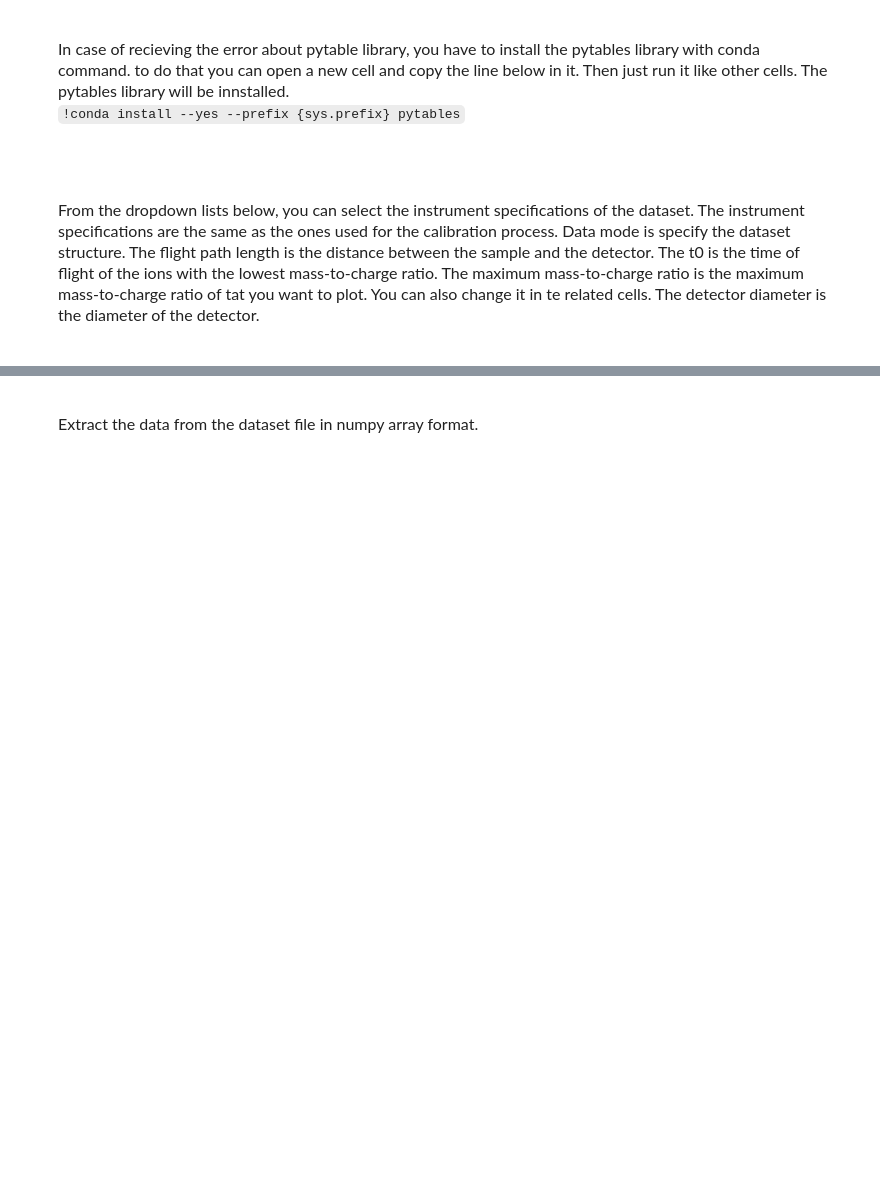
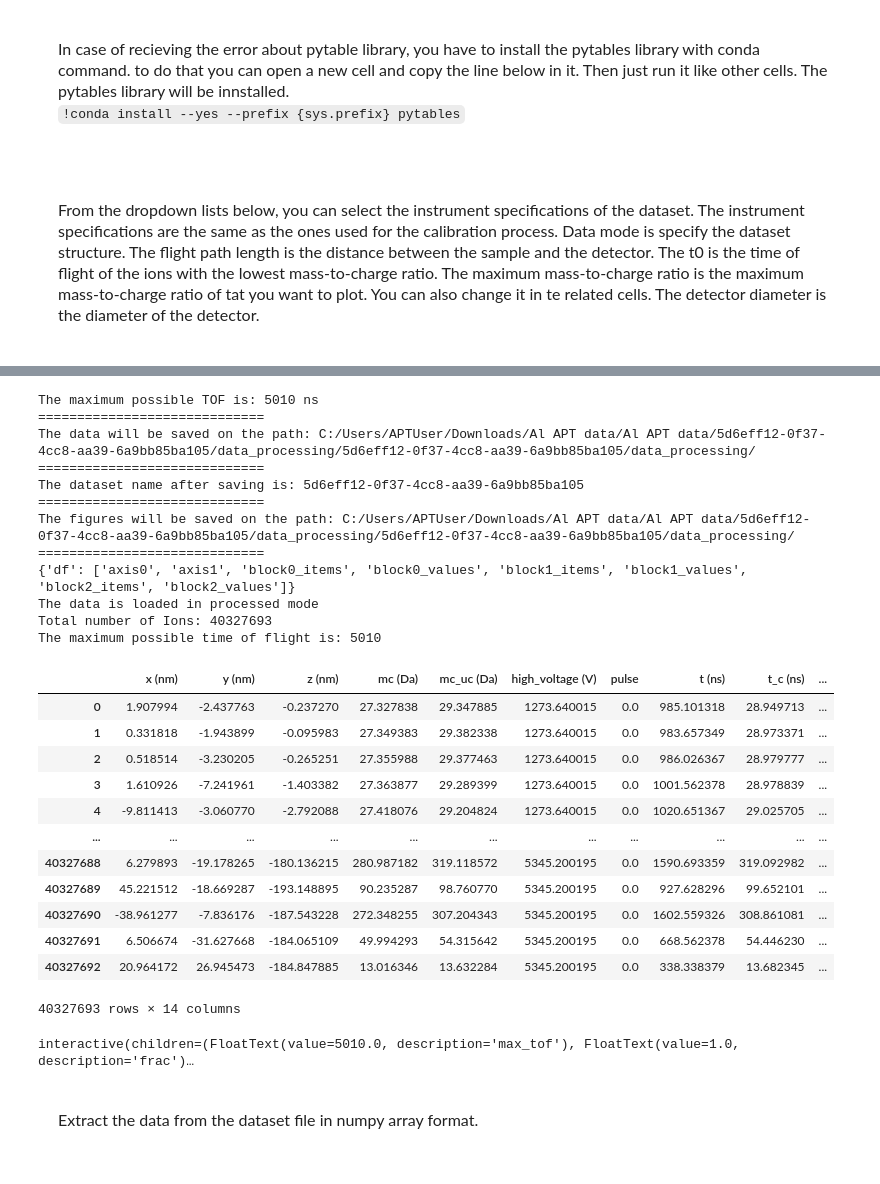
Before and after one commit to mmonajem/pyoxcart, a Jupyter notebook: pyccapt/calibration/tutorials/jupyter_files/L_and_t0_determination.ipynb, the cells around one changed output, grey strips where cells are left out. Saved outputs shown, nothing was run; the diff lists cells and outputs as text; code cells hidden in the pictures; blank space fills up the shorter version.

```diff
--- a/pyccapt/calibration/tutorials/jupyter_files/L_and_t0_determination.ipynb
+++ b/pyccapt/calibration/tutorials/jupyter_files/L_and_t0_determination.ipynb
@@ -72,30 +81,57 @@ display(tdc, flight_path_length, pulse_mode, t0, max_mc)
 # %%
-# extract needed data from Pandas data frame as a numpy array
-# create an instance of the Variables object
+# exctract needed data from Pandas data frame as an numpy array
+# create an instance of the Variables opject
 variables = share_variables.Variables()
 variables.pulse_mode = pulse_mode
 
 dataset_main_path = os.path.dirname(dataset_path)
 dataset_main_path = os.path.dirname(dataset_main_path)
 dataset_name_with_extention = os.path.basename(dataset_path)
 variables.dataset_name = os.path.splitext(dataset_name_with_extention)[0]
 variables.result_data_path = dataset_main_path + '/t_0_flight_path_distance/'
 variables.result_data_name = variables.dataset_name
 variables.result_path = dataset_main_path + '/t_0_flight_path_distance/'
 
 if not os.path.isdir(variables.result_path):
     os.makedirs(variables.result_path, mode=0o777, exist_ok=True)
 
-helper_data_loader.load_data(dataset_path, max_mc.value, flight_path_length.value, pulse_mode.value, tdc.value, variables)
+variables = helper_data_loader.load_data(dataset_path, max_mc.value, flight_path_length.value, pulse_mode.value, tdc.value, variables)
 data_tools.extract_data(variables.data, variables, flight_path_length.value, max_mc.value)
 display(variables.data)
+# %% [output]
+The maximum possible TOF is: 5010 ns
+=============================
+The data will be saved on the path: C:/Users/APTUser/Downloads/Al APT data/Al APT data/5d6eff12-0f37-4cc8-aa39-6a9bb85ba105/data_processing/5d6eff12-0f37-4cc8-aa39-6a9bb85ba105/data_processing/
+=============================
+The dataset name after saving is: 5d6eff12-0f37-4cc8-aa39-6a9bb85ba105
+=============================
+The figures will be saved on the path: C:/Users/APTUser/Downloads/Al APT data/Al APT data/5d6eff12-0f37-4cc8-aa39-6a9bb85ba105/data_processing/5d6eff12-0f37-4cc8-aa39-6a9bb85ba105/data_processing/
+=============================
+{'df': ['axis0', 'axis1', 'block0_items', 'block0_values', 'block1_items', 'block1_values', 'block2_items', 'block2_values']}
+The data is loaded in processed mode
+Total number of Ions: 40327693
+The maximum possible time of flight is: 5010
+|  | x (nm) | y (nm) | z (nm) | mc (Da) | mc_uc (Da) | high_voltage (V) | pulse | t (ns) | t_c (ns) | ... |
+| 0 | 1.907994 | -2.437763 | -0.237270 | 27.327838 | 29.347885 | 1273.640015 | 0.0 | 985.101318 | 28.949713 | ... |
+| 1 | 0.331818 | -1.943899 | -0.095983 | 27.349383 | 29.382338 | 1273.640015 | 0.0 | 983.657349 | 28.973371 | ... |
+| 2 | 0.518514 | -3.230205 | -0.265251 | 27.355988 | 29.377463 | 1273.640015 | 0.0 | 986.026367 | 28.979777 | ... |
+| 3 | 1.610926 | -7.241961 | -1.403382 | 27.363877 | 29.289399 | 1273.640015 | 0.0 | 1001.562378 | 28.978839 | ... |
+| 4 | -9.811413 | -3.060770 | -2.792088 | 27.418076 | 29.204824 | 1273.640015 | 0.0 | 1020.651367 | 29.025705 | ... |
+| ... | ... | ... | ... | ... | ... | ... | ... | ... | ... | ... |
+| 40327688 | 6.279893 | -19.178265 | -180.136215 | 280.987182 | 319.118572 | 5345.200195 | 0.0 | 1590.693359 | 319.092982 | ... |
+| 40327689 | 45.221512 | -18.669287 | -193.148895 | 90.235287 | 98.760770 | 5345.200195 | 0.0 | 927.628296 | 99.652101 | ... |
+| 40327690 | -38.961277 | -7.836176 | -187.543228 | 272.348255 | 307.204343 | 5345.200195 | 0.0 | 1602.559326 | 308.861081 | ... |
+| 40327691 | 6.506674 | -31.627668 | -184.065109 | 49.994293 | 54.315642 | 5345.200195 | 0.0 | 668.562378 | 54.446230 | ... |
+| 40327692 | 20.964172 | 26.945473 | -184.847885 | 13.016346 | 13.632284 | 5345.200195 | 0.0 | 338.338379 | 13.682345 | ... |
+40327693 rows × 14 columns
 # %%
-interact_manual = interact_manual.options(manual_name="Run")
 interact_manual(data_loadcrop.plot_crop_experiment_history, data=fixed(variables.data), variables=fixed(variables), max_tof=widgets.FloatText(value=variables.max_tof), frac=widgets.FloatText(value=1.0),
                 bins=fixed((1200,800)), figure_size=fixed((7,3)),
                draw_rect=fixed(False), data_crop=fixed(False), pulse_plot=widgets.Dropdown(options=[('False', False), ('True', True)]), dc_plot=widgets.Dropdown(options=[('True', True), ('False', False)]),
-                pulse_mode=widgets.Dropdown(options=[('voltage', 'voltage'), ('laser', 'laser')]), save=widgets.Dropdown(options=[('False', False), ('True', True)]),
+                pulse_mode=widgets.Dropdown(options=[('voltage', 'voltage'), ('laser', 'laser')]), save=widgets.Dropdown(options=[('True', True), ('False', False)]),
                figname=widgets.Text(value='exp_hist'));
+# %% [output]
+interactive(children=(FloatText(value=5010.0, description='max_tof'), FloatText(value=1.0, description='frac')…
 # %% [markdown]
 <div style="margin: 0 auto; padding: 20px; font-family: 'Helvetica', sans-serif; font-size: 16px;">
 
```
Also changed, not shown: parts of 18 cells of this notebook, 8 other files.
